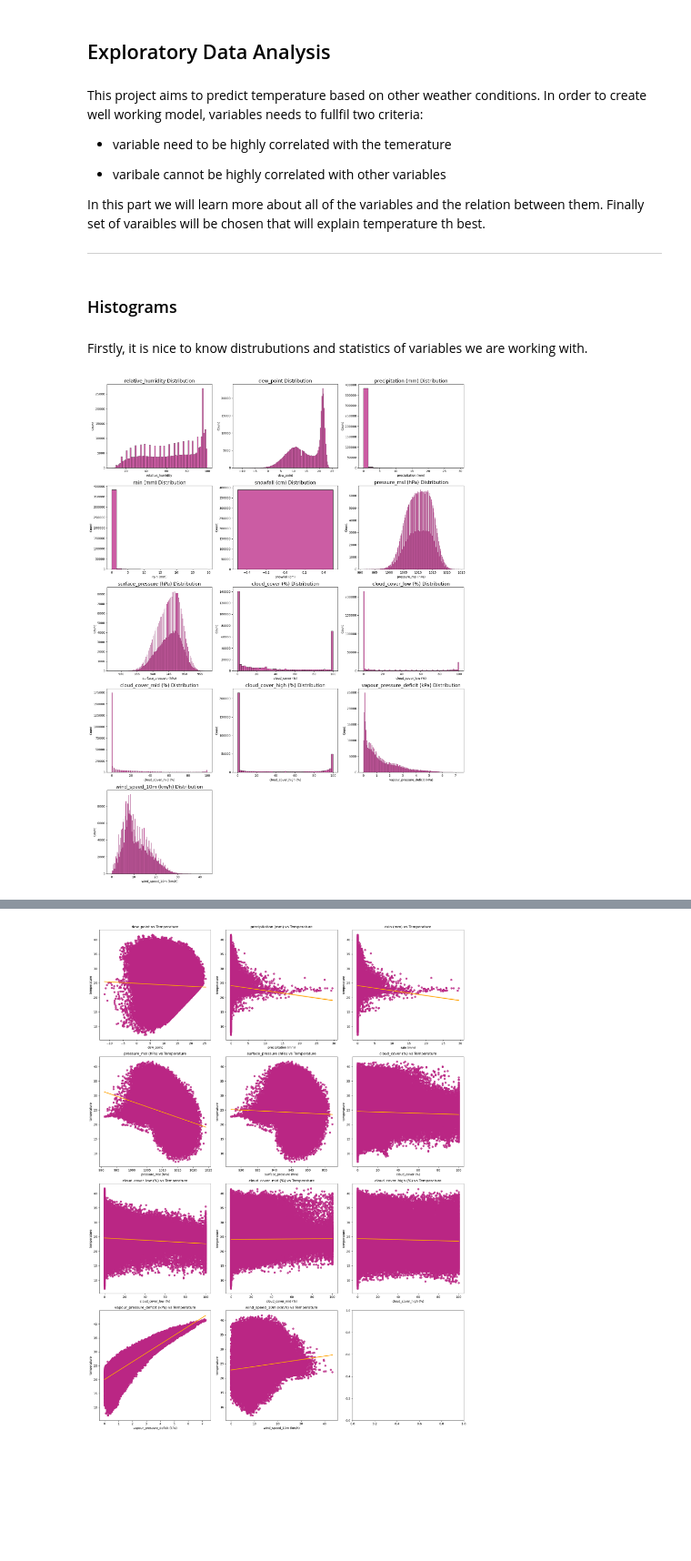
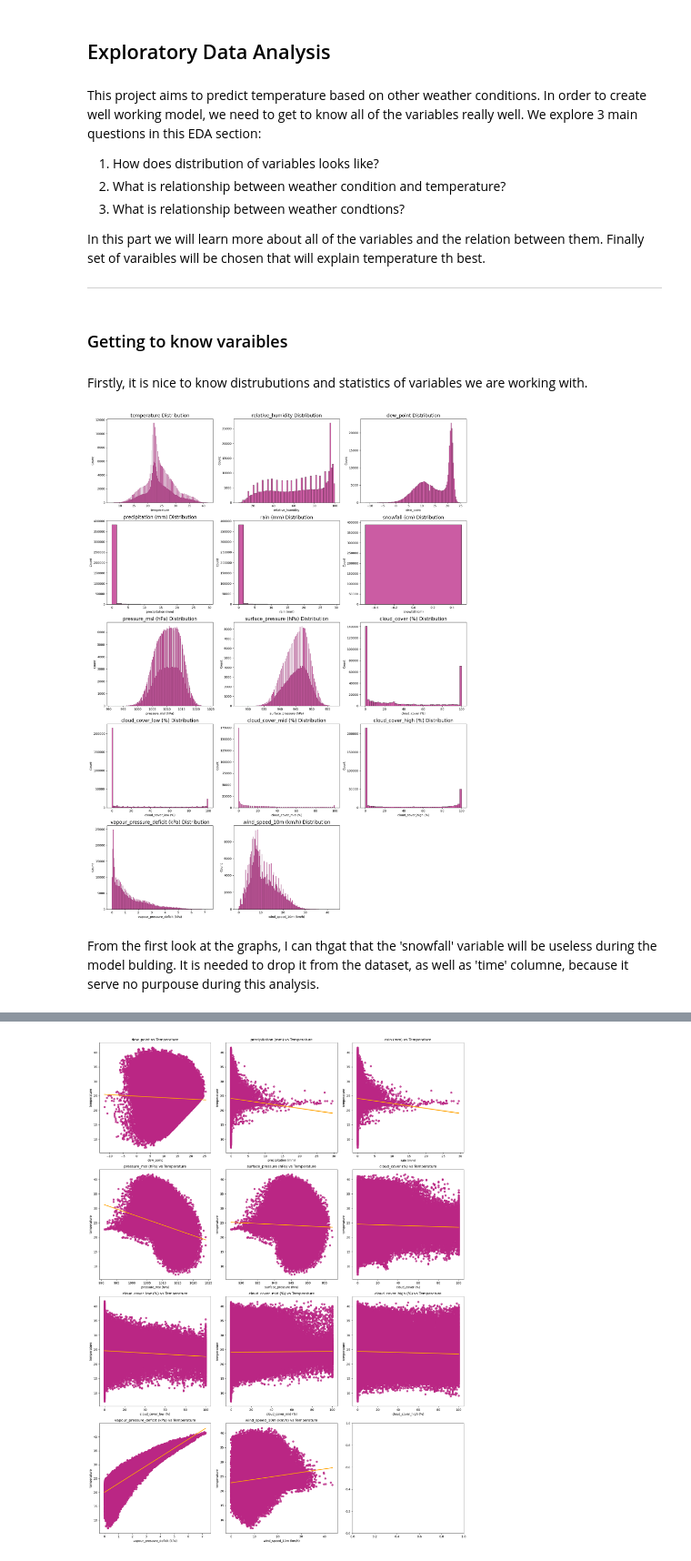
Before and after one commit to OlgaSieradzan/Weather-Prediction-Notebook, a Jupyter notebook: Notebook.ipynb, the cells around one changed output, grey strips where cells are left out. Shown at 91% size. Cells and saved outputs as stored; diff of their text form; code cells hidden in the pictures; blank space fills up the shorter version.

```diff
--- a/Notebook.ipynb
+++ b/Notebook.ipynb
@@ -100,36 +102,40 @@ For now it would be all from data cleaning since we have no null entries and all
 # %% [markdown]
 ## Exploratory Data Analysis
 # %% [markdown]
-This project aims to predict temperature based on other weather conditions. In order to create well working model, variables needs to fullfil two criteria:
+This project aims to predict temperature based on other weather conditions. In order to create well working model, we need to get to know all of the variables really well. We explore 3 main questions in this EDA section:
 
-* variable need to be highly correlated with the temerature
+1. How does distribution of variables looks like?
+2. What is relationship between weather condition and temperature?
+3. What is relationship between weather condtions?
 
-* varibale cannot be  highly correlated with other variables
+
 
 In this part we will learn more about all of the variables and the relation between them. Finally set of varaibles will be chosen that will explain temperature th best.
 
 ***
 # %% [markdown]
-### Histograms
+### Getting to know varaibles
 # %% [markdown]
 Firstly, it is nice to know distrubutions and statistics of variables we are working with.
 # %%
 def histplots (data, var, ax) :
     sns.histplot(x = data[var], color = "#BA2684", ax = ax)
     ax.set_title(f"{var} Distribution", fontsize = 16)
 
-cols = raw_data.columns[2:]
+cols = raw_data.columns[1:]
 fig, axes = plt.subplots(nrows=5, ncols=3, figsize=(18, 24))
 axes = axes.flatten()
 
 for i, col in enumerate(cols):
     histplots(raw_data, col, axes[i])
 
 for j in range(len(cols), len(axes)):
     fig.delaxes(axes[j])
 
 plt.tight_layout()
 plt.show()
 # %% [output]
-[figure, old version]
+[figure, new version]
+# %% [markdown]
+From the first look at the graphs, I can thgat that the 'snowfall' variable will be useless during the model bulding. It is needed to drop it from the dataset, as  well as 'time' columne, because it serve no purpouse during this analysis.
 # %%
```
Also changed, not shown: parts of 30 cells of this notebook.
